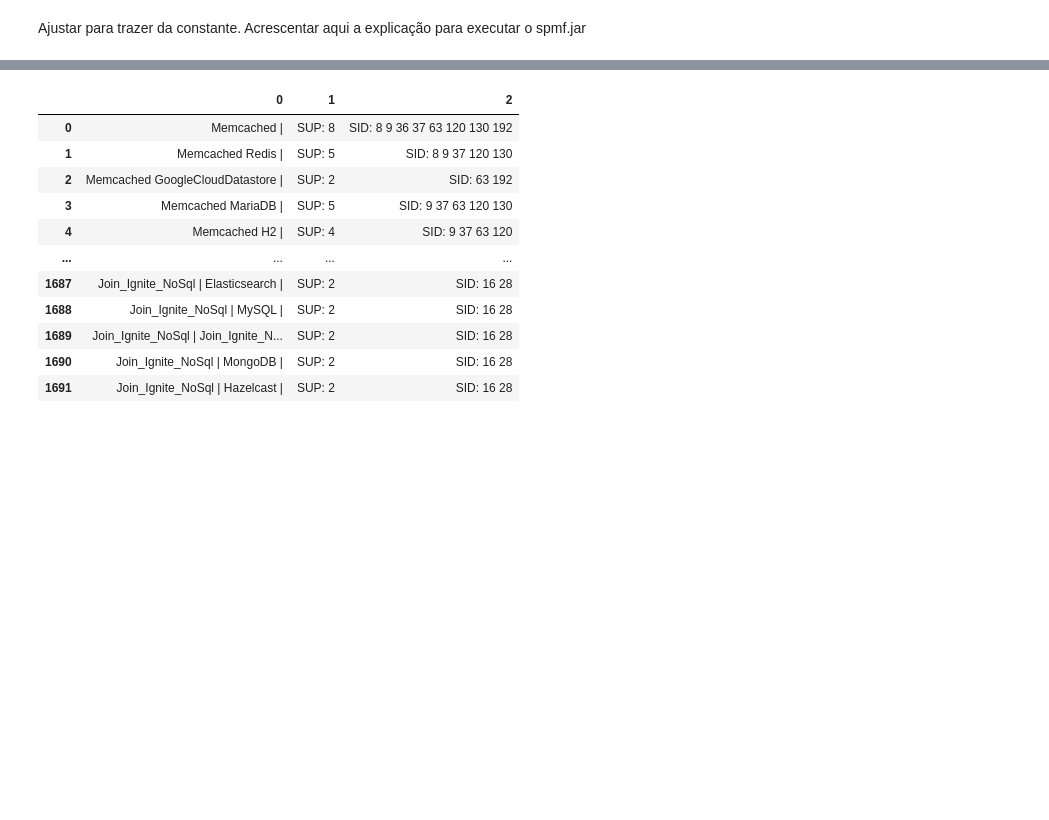
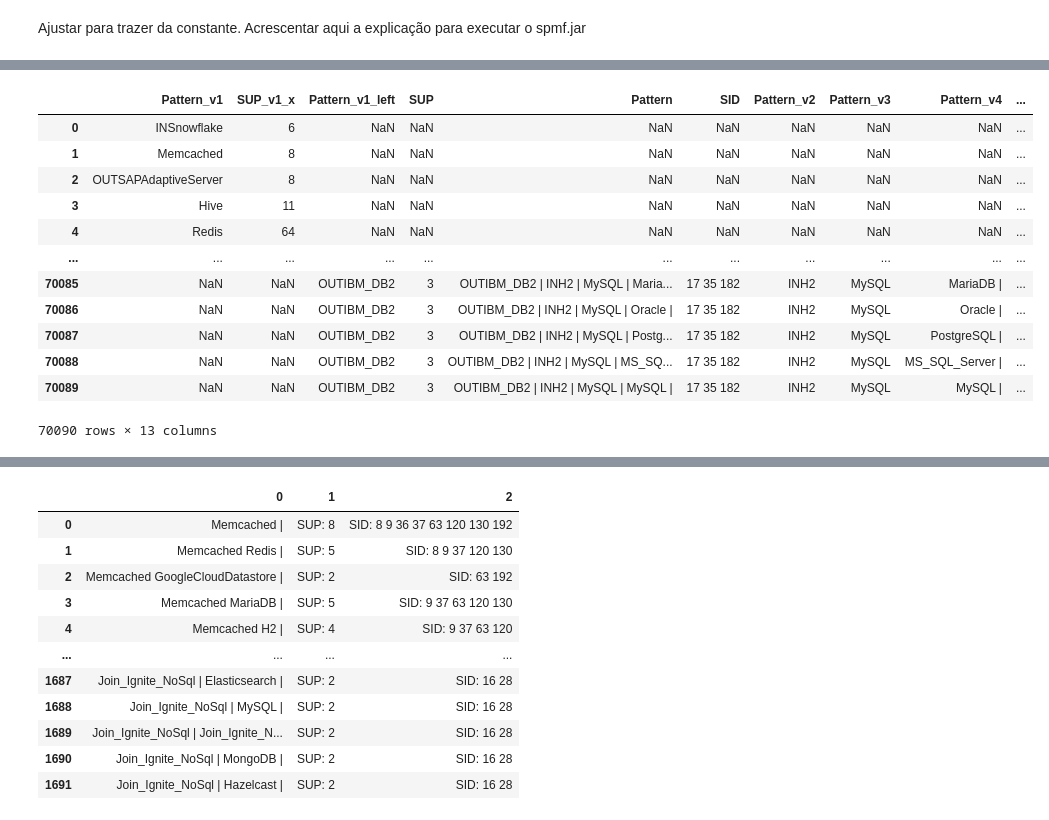
Before and after one commit to gems-uff/db-mining, a Jupyter notebook: src/results_seqpatterns.ipynb, the cells around one changed output, grey strips where cells are left out. Saved outputs shown, nothing was run; the diff lists cells and outputs as text; code cells hidden in the pictures; blank space fills up the shorter version.

Commit message:
Test scripts with confidence and lift measures in the generated patterns

```diff
--- a/src/results_seqpatterns.ipynb
+++ b/src/results_seqpatterns.ipynb
@@ -15,0 +247,2 @@ Ajustar para trazer da constante. Acrescentar aqui a explicação para executar
+# %%
+df4 =select_pattern.copy()
@@ -15,0 +398,25 @@ Ajustar para trazer da constante. Acrescentar aqui a explicação para executar
+# %%
+#df4['SUP_pv1'] = ''
+#df4.insert(4,"SUP_pv1",0,True)
+#df5 =df3.copy()
+#df6 = df4.copy()
+
+for index, row in df4.iterrows():
+    for j, rowj in df5.iterrows():
+        #print(row.Pattern_v1,rowj.Pattern_v1)
+        #print(index,row,j,rowj)
+        #if row.Pattern_v1 == rowj.Pattern_v1:
+        if row['Pattern_v1'] in rowj['Pattern_v1']:
+            #print(row['Pattern_v1'], rowj['Pattern_v1'])
+        #if row['Pattern_v1'] == rowj['Pattern_v1']:
+            #df4.loc[index,'SUP_pv1'] =  df5.loc[j,'SUP_v1']
+            #row['Pattern_v1'] == rowj['Pattern_v1']
+            #print( df4.SUP_pv1.values,df5.SUP_v1.values)
+            #df4.SUP_pv1.values = df5.SUP_v1.values
+            #row['SUP_pv1'] = rowj['SUP_v1']
+            #row['SUP_pv1'].replace(row['SUP_pv1'],rowj['SUP_v1'])
+            #print(row['SUP_pv1'], rowj['SUP_v1'])
+            #df4['Pattern_v1'] = df5['Pattern_v1'].str.replace('|','')
+            #row['SUP_pv1'] = row['SUP_pv1'].replace('',rowj['SUP_v1'])
+            df4.loc[index,'SUP_pv1'] =  df4.loc[index,'SUP_pv1'].replace('',df5.loc[j,'SUP_v1'])
+           #df1.replace(df['first_set'],df['second_set'])
@@ -15,0 +457,3 @@ Ajustar para trazer da constante. Acrescentar aqui a explicação para executar
+# %%
+#df['codprojeto'] = df['CNPJ'].map(df2.set_index('CNPJ')['codprojeto']).fillna(0)
+df4['SUP_pv1'] = df4['Pattern_v1'].map(df5.set_index('Pattern_v1'['SUP_v1'].fillna(0)))
@@ -15,0 +533,9 @@ Ajustar para trazer da constante. Acrescentar aqui a explicação para executar
+# %%
+extracted_col = df3['SUP_v1']
+#print("column to added from first dataframe to second:")
+#display(extracted_col)
+
+df4 = df4.join(extracted_col)
+#print("Second dataframe after adding column from first dataframe:")
+#display(df2)
+df4
@@ -15,0 +556,20 @@ Ajustar para trazer da constante. Acrescentar aqui a explicação para executar
+# %%
+#df_merge= pd.merge(df4, df3, how='outer', on='Pattern_v1')
+#pd.merge(tabela_1, tabela_3, how='left, on = 'Nome'
+df_merge= pd.merge(df3, df4, left_on= 'Pattern_v1', right_on='Pattern', how='outer')
+
+df_merge
+# %% [output]
+|  | Pattern_v1 | SUP_v1_x | Pattern_v1_left | SUP | Pattern | SID | Pattern_v2 | Pattern_v3 | Pattern_v4 | ... |
+| 0 | INSnowflake | 6 | NaN | NaN | NaN | NaN | NaN | NaN | NaN | ... |
+| 1 | Memcached | 8 | NaN | NaN | NaN | NaN | NaN | NaN | NaN | ... |
+| 2 | OUTSAPAdaptiveServer | 8 | NaN | NaN | NaN | NaN | NaN | NaN | NaN | ... |
+| 3 | Hive | 11 | NaN | NaN | NaN | NaN | NaN | NaN | NaN | ... |
+| 4 | Redis | 64 | NaN | NaN | NaN | NaN | NaN | NaN | NaN | ... |
+| ... | ... | ... | ... | ... | ... | ... | ... | ... | ... | ... |
+| 70085 | NaN | NaN | OUTIBM_DB2 | 3 | OUTIBM_DB2 | INH2 | MySQL | Maria... | 17 35 182 | INH2 | MySQL | MariaDB | | ... |
+| 70086 | NaN | NaN | OUTIBM_DB2 | 3 | OUTIBM_DB2 | INH2 | MySQL | Oracle | | 17 35 182 | INH2 | MySQL | Oracle | | ... |
+| 70087 | NaN | NaN | OUTIBM_DB2 | 3 | OUTIBM_DB2 | INH2 | MySQL | Postg... | 17 35 182 | INH2 | MySQL | PostgreSQL | | ... |
+| 70088 | NaN | NaN | OUTIBM_DB2 | 3 | OUTIBM_DB2 | INH2 | MySQL | MS_SQ... | 17 35 182 | INH2 | MySQL | MS_SQL_Server | | ... |
+| 70089 | NaN | NaN | OUTIBM_DB2 | 3 | OUTIBM_DB2 | INH2 | MySQL | MySQL | | 17 35 182 | INH2 | MySQL | MySQL | | ... |
+70090 rows × 13 columns
```
Also changed, not shown: parts of 51 cells of this notebook, 2 other files.
